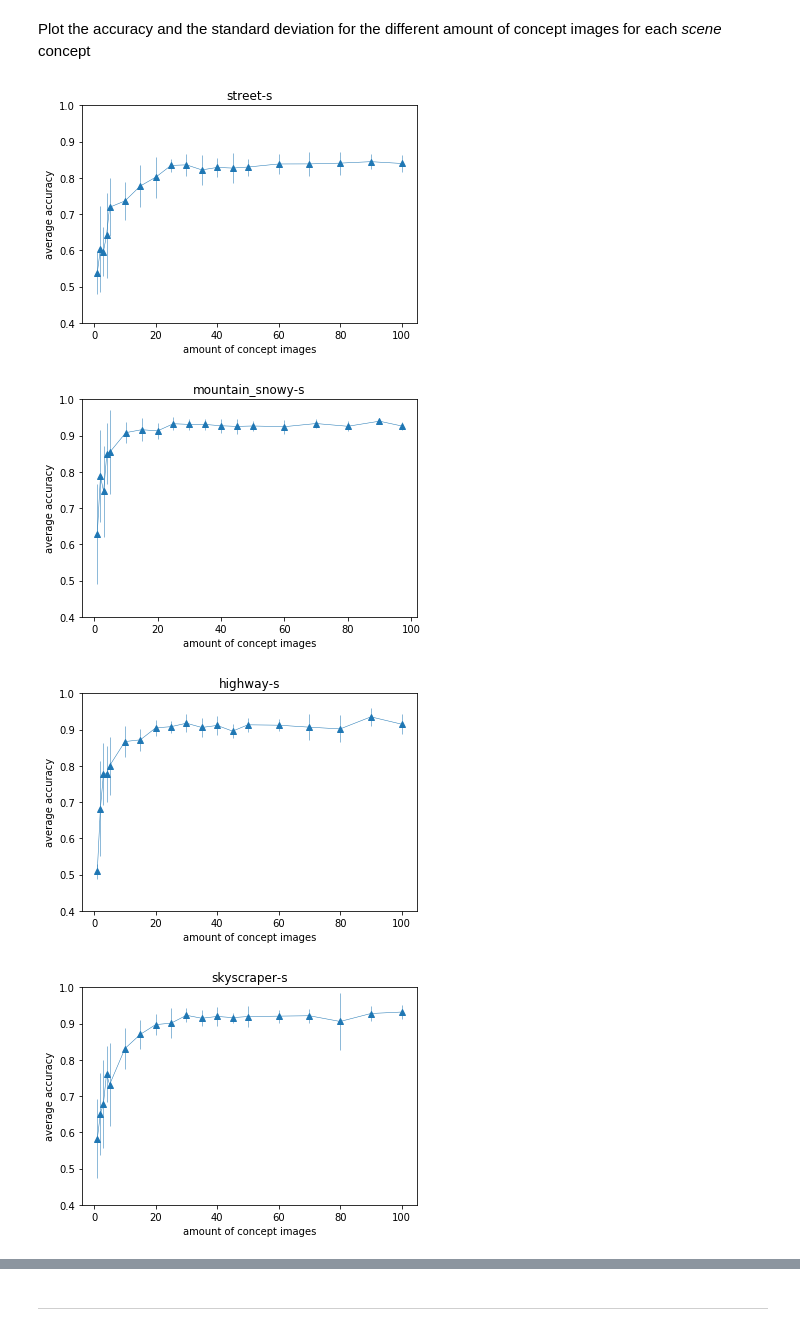
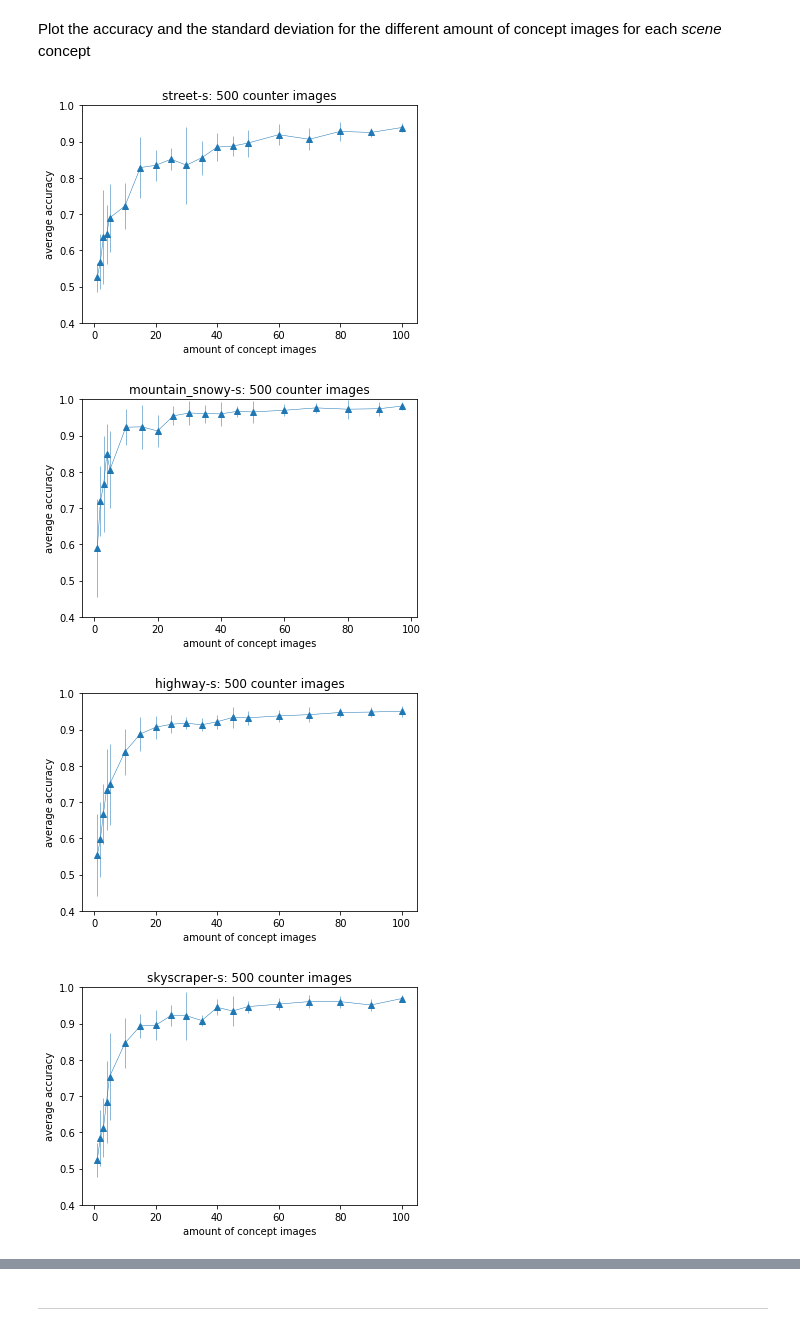
Before and after one commit to Pimmmm/Thesis-Scripts, a Jupyter notebook: p1_main.ipynb, the cells around one changed output, grey strips where cells are left out. Drawn from its saved outputs; the diff is of its cells as text; code cells hidden in the pictures.

```diff
--- a/p1_main.ipynb
+++ b/p1_main.ipynb
@@ -501,13 +490,13 @@ scene_concepts =['street-s', 'mountain_snowy-s', 'highway-s', 'skyscraper-s',  '
 For every scene in the above selected scene-concepts the average accuracy will be calculated using different amounts of images describing the concept. Then, for every amount of images a linear classifier is trained between the image representing the concept and the random counter images. The average accuracy is calculated and stored. This is repeated 10 times for every amount of images. After the full iteration, the average of the average accuracy is calculated and plotted with the standard deviation.
 # %%
 scene_instance_dictionary = {}
-for scene in tqdm.notebook.tqdm(scene_concepts):
+for scene in tqdm(scene_concepts):
     print(scene)
 
     scene_instance_dictionary[scene] = {'num_imgs' : []}
 
     # loop through different amounts of concept images
-    for mm in tqdm.notebook.tqdm([1,2,3,4,5,10,15,20,25,30,35,40,45,50,60,70,80,90,100]):
+    for mm in tqdm([1,2,3,4,5,10,15,20,25,30,35,40,45,50,60,70,80,90,100]):
         temp_scene = BrodenTorchCAV(scene, mm, 200, training_tensors, test_tensors,
                               training_data, filtered_training_data, test_data, scene_concepts)
 
@@ -516,7 +505,7 @@ for scene in tqdm.notebook.tqdm(scene_concepts):
 
         # calculate the accuracy 10 times for the same amount of concept images
         for n in range (10):
-            temp_scene = BrodenTorchCAV(scene, mm, 200, training_tensors, test_tensors,
+            temp_scene = BrodenTorchCAV(scene, mm, 500, training_tensors, test_tensors,
                               training_data, filtered_training_data, test_data, scene_concepts)
 
             temp_scene.train_lm()
@@ -540,24 +543,25 @@ Plot the accuracy and the standard deviation for the different amount of concept
 # %%
 for scene in scene_concepts:
     ys = []
     std_dev = []
     xs = list(collections.OrderedDict.fromkeys(scene_instance_dictionary[scene]['num_imgs']))
 
     for key in scene_instance_dictionary[scene].keys():
         if key != 'num_imgs':
             ys.append(mean(scene_instance_dictionary[scene][key]))
             std_dev.append(stdev(scene_instance_dictionary[scene][key]))
 
+    title = scene + ': ' + '500 counter images'
     plt.errorbar(xs, ys, std_dev, linestyle = 'solid', marker='^', linewidth = 0.5)
 
     plt.ylim(0.4,1)
-    plt.title(scene)
+    plt.title(title)
     plt.xlabel('amount of concept images')
     plt.ylabel('average accuracy')
     plt.savefig(os.path.join('../Plots/', scene + '_average_accuracy.png'), bbox_inches='tight')
     plt.show()
 # %% [output]
-[figure, old version]
+[figure, new version]
-[figure, old version]
+[figure, new version]
-[figure, old version]
+[figure, new version]
-[figure, old version]
+[figure, new version]
```
Also changed, not shown: parts of 7 cells of this notebook, 1 other file.
